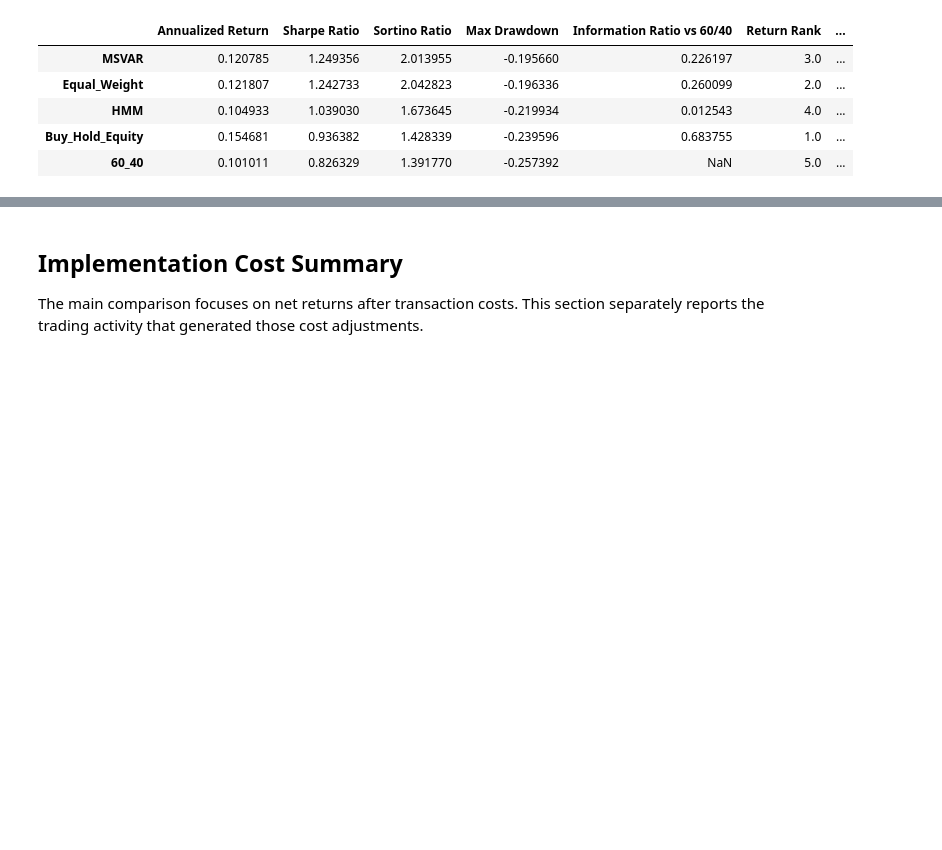
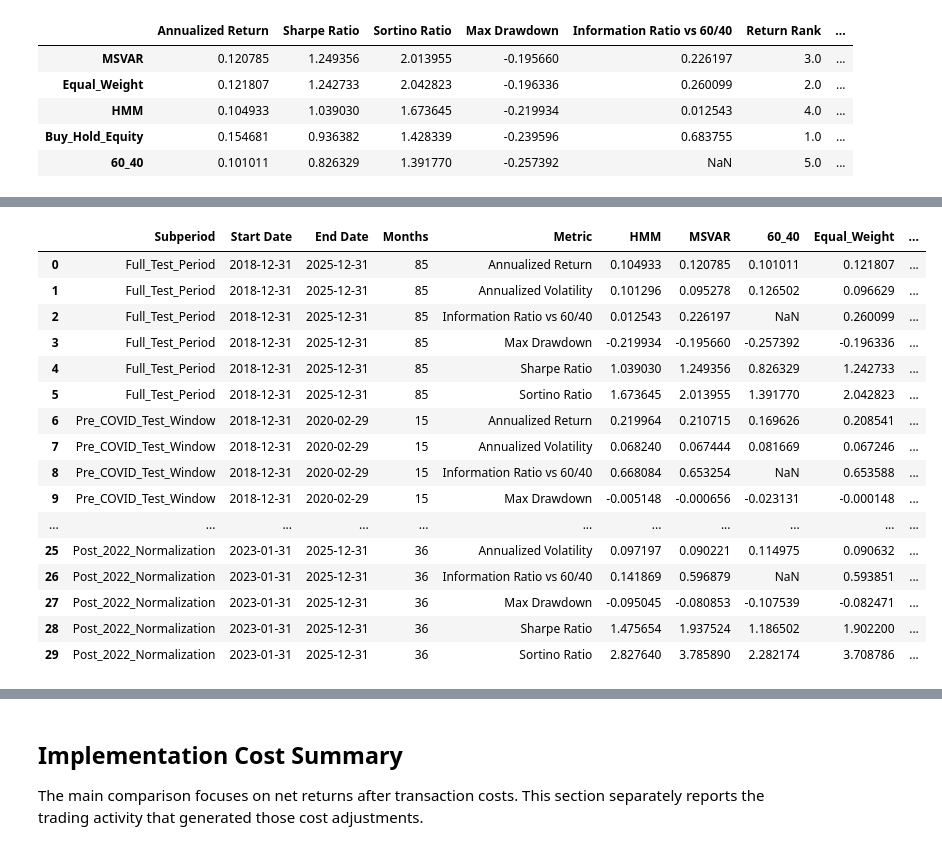
Before and after one commit to AsadAliAkhtar/Capstone_Project_Group_14085, a Jupyter notebook: notebooks/strategy_comparison_backtest.ipynb, the cells around one changed output, grey strips where cells are left out. Cells and saved outputs as stored; diff of their text form; code cells hidden in the pictures; blank space fills up the shorter version.

```diff
--- a/notebooks/strategy_comparison_backtest.ipynb
+++ b/notebooks/strategy_comparison_backtest.ipynb
@@ -633,0 +660,80 @@ strategy_ranking
+# %%
+common_start = net_return_series.index.min()
+common_end = net_return_series.index.max()
+
+SUBPERIODS = {
+    "Full_Test_Period": (common_start, common_end),
+    "Pre_COVID_Test_Window": (common_start, pd.Timestamp("2020-02-29")),
+    "COVID_2020": (pd.Timestamp("2020-03-31"), pd.Timestamp("2020-12-31")),
+    "Inflation_Rate_Rise_2021_2022": (pd.Timestamp("2021-01-31"), pd.Timestamp("2022-12-31")),
+    "Post_2022_Normalization": (pd.Timestamp("2023-01-31"), common_end),
+}
+
+subperiod_performance_blocks = []
+subperiod_cumulative_returns = {}
+
+for period_name, (start_date, end_date) in SUBPERIODS.items():
+    period_returns = net_return_series.loc[
+        (net_return_series.index >= pd.Timestamp(start_date))
+        & (net_return_series.index <= pd.Timestamp(end_date))
+    ]
+
+    if period_returns.empty:
+        print(f"Skipping {period_name}: no observations.")
+        continue
+
+    period_benchmark = period_returns["60_40"]
+
+    period_summary = pd.DataFrame({
+        strategy_name: summarize_performance(
+            period_returns[strategy_name],
+            benchmark_returns=None if strategy_name == "60_40" else period_benchmark,
+        )
+        for strategy_name in period_returns.columns
+    })
+
+    period_summary.insert(0, "Subperiod", period_name)
+    period_summary.insert(1, "Start Date", period_returns.index.min())
+    period_summary.insert(2, "End Date", period_returns.index.max())
+    period_summary.insert(3, "Months", len(period_returns))
+    period_summary.insert(4, "Metric", period_summary.index)
+
+    subperiod_performance_blocks.append(period_summary.reset_index(drop=True))
+    subperiod_cumulative_returns[period_name] = (1 + period_returns).prod() - 1
+
+subperiod_performance = pd.concat(
+    subperiod_performance_blocks,
+    ignore_index=True
+)
+
+subperiod_performance.to_csv(
+    OUTPUT_TABLES_DIR / "subperiod_performance.csv",
+    index=False
+)
+
+subperiod_cumulative_returns = pd.DataFrame(subperiod_cumulative_returns).T
+
+subperiod_cumulative_returns.to_csv(
+    OUTPUT_TABLES_DIR / "subperiod_cumulative_returns.csv"
+)
+
+display(subperiod_performance)
+display(subperiod_cumulative_returns)
+# %% [output]
+|  | Subperiod | Start Date | End Date | Months | Metric | HMM | MSVAR | 60_40 | Equal_Weight | ... |
+| 0 | Full_Test_Period | 2018-12-31 | 2025-12-31 | 85 | Annualized Return | 0.104933 | 0.120785 | 0.101011 | 0.121807 | ... |
+| 1 | Full_Test_Period | 2018-12-31 | 2025-12-31 | 85 | Annualized Volatility | 0.101296 | 0.095278 | 0.126502 | 0.096629 | ... |
+| 2 | Full_Test_Period | 2018-12-31 | 2025-12-31 | 85 | Information Ratio vs 60/40 | 0.012543 | 0.226197 | NaN | 0.260099 | ... |
+| 3 | Full_Test_Period | 2018-12-31 | 2025-12-31 | 85 | Max Drawdown | -0.219934 | -0.195660 | -0.257392 | -0.196336 | ... |
+| 4 | Full_Test_Period | 2018-12-31 | 2025-12-31 | 85 | Sharpe Ratio | 1.039030 | 1.249356 | 0.826329 | 1.242733 | ... |
+| 5 | Full_Test_Period | 2018-12-31 | 2025-12-31 | 85 | Sortino Ratio | 1.673645 | 2.013955 | 1.391770 | 2.042823 | ... |
+| 6 | Pre_COVID_Test_Window | 2018-12-31 | 2020-02-29 | 15 | Annualized Return | 0.219964 | 0.210715 | 0.169626 | 0.208541 | ... |
+| 7 | Pre_COVID_Test_Window | 2018-12-31 | 2020-02-29 | 15 | Annualized Volatility | 0.068240 | 0.067444 | 0.081669 | 0.067246 | ... |
+| 8 | Pre_COVID_Test_Window | 2018-12-31 | 2020-02-29 | 15 | Information Ratio vs 60/40 | 0.668084 | 0.653254 | NaN | 0.653588 | ... |
+| 9 | Pre_COVID_Test_Window | 2018-12-31 | 2020-02-29 | 15 | Max Drawdown | -0.005148 | -0.000656 | -0.023131 | -0.000148 | ... |
+| ... | ... | ... | ... | ... | ... | ... | ... | ... | ... | ... |
+| 25 | Post_2022_Normalization | 2023-01-31 | 2025-12-31 | 36 | Annualized Volatility | 0.097197 | 0.090221 | 0.114975 | 0.090632 | ... |
+| 26 | Post_2022_Normalization | 2023-01-31 | 2025-12-31 | 36 | Information Ratio vs 60/40 | 0.141869 | 0.596879 | NaN | 0.593851 | ... |
+| 27 | Post_2022_Normalization | 2023-01-31 | 2025-12-31 | 36 | Max Drawdown | -0.095045 | -0.080853 | -0.107539 | -0.082471 | ... |
+| 28 | Post_2022_Normalization | 2023-01-31 | 2025-12-31 | 36 | Sharpe Ratio | 1.475654 | 1.937524 | 1.186502 | 1.902200 | ... |
+| 29 | Post_2022_Normalization | 2023-01-31 | 2025-12-31 | 36 | Sortino Ratio | 2.827640 | 3.785890 | 2.282174 | 3.708786 | ... |
```
Also changed, not shown: parts of 7 cells of this notebook, 4 other files.
